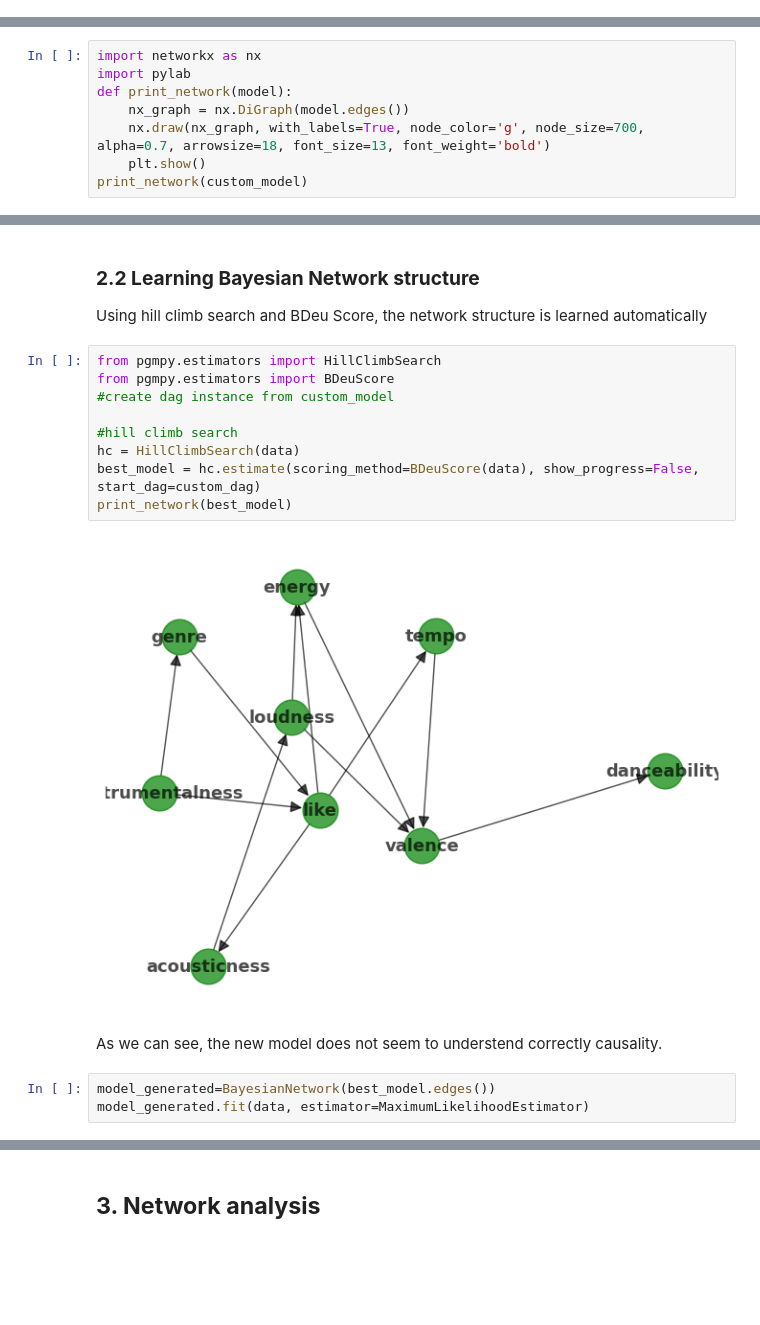
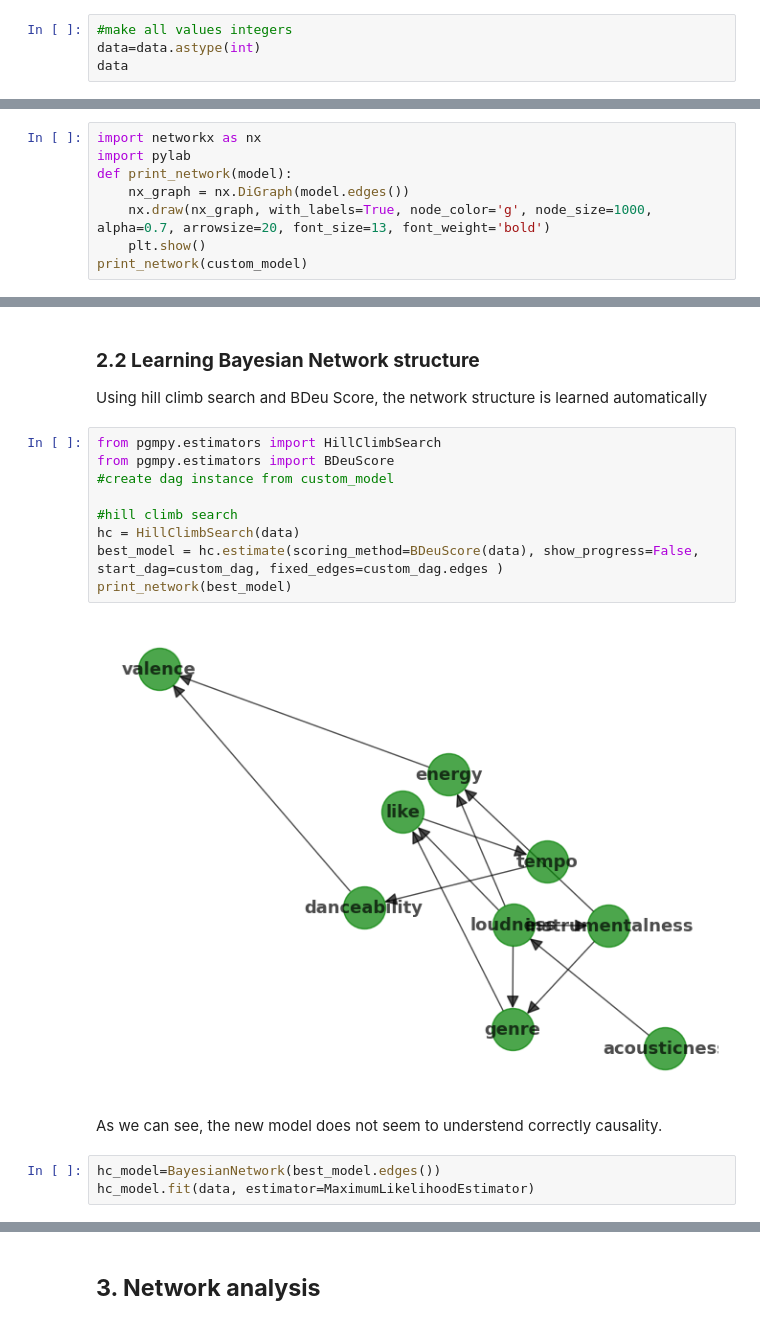
Before and after one commit to danielenapo/Bayesify, a Jupyter notebook: Bayesify.ipynb, the cells around one changed output, grey strips where cells are left out. Drawn from its saved outputs; the diff is of its cells as text; blank space fills up the shorter version.

Commit message:
histograms and use case test, better dataset

```diff
--- a/Bayesify.ipynb
+++ b/Bayesify.ipynb
@@ -50,3 +50,7 @@ Genre is the main Genre of the artist mapped into the following dictionary:<br><
 
 
 Now let's take a look at the distribution of all the variables to get an idea of what we should expect.
+# %%
+#make all values integers
+data=data.astype(int)
+data
@@ -112,7 +131,7 @@ import networkx as nx
 import pylab
 def print_network(model):
     nx_graph = nx.DiGraph(model.edges())
-    nx.draw(nx_graph, with_labels=True, node_color='g', node_size=700, alpha=0.7, arrowsize=18, font_size=13, font_weight='bold')
+    nx.draw(nx_graph, with_labels=True, node_color='g', node_size=1000, alpha=0.7, arrowsize=20, font_size=13, font_weight='bold')
     plt.show()
 print_network(custom_model)
 # %% [output]
@@ -123,16 +142,16 @@ Using hill climb search and BDeu Score, the network structure is learned automat
 # %%
 from pgmpy.estimators import HillClimbSearch
 from pgmpy.estimators import BDeuScore
 #create dag instance from custom_model
 
 #hill climb search
 hc = HillClimbSearch(data)
-best_model = hc.estimate(scoring_method=BDeuScore(data), show_progress=False, start_dag=custom_dag)
+best_model = hc.estimate(scoring_method=BDeuScore(data), show_progress=False, start_dag=custom_dag, fixed_edges=custom_dag.edges )
 print_network(best_model)
 # %% [output]
-[figure, old version]
+[figure, new version]
 # %% [markdown]
 As we can see, the new model does not seem to understend correctly causality.
 # %%
-model_generated=BayesianNetwork(best_model.edges())
-model_generated.fit(data, estimator=MaximumLikelihoodEstimator)
+hc_model=BayesianNetwork(best_model.edges())
+hc_model.fit(data, estimator=MaximumLikelihoodEstimator)
```
Also changed, not shown: parts of 32 cells of this notebook, 3 other files.
